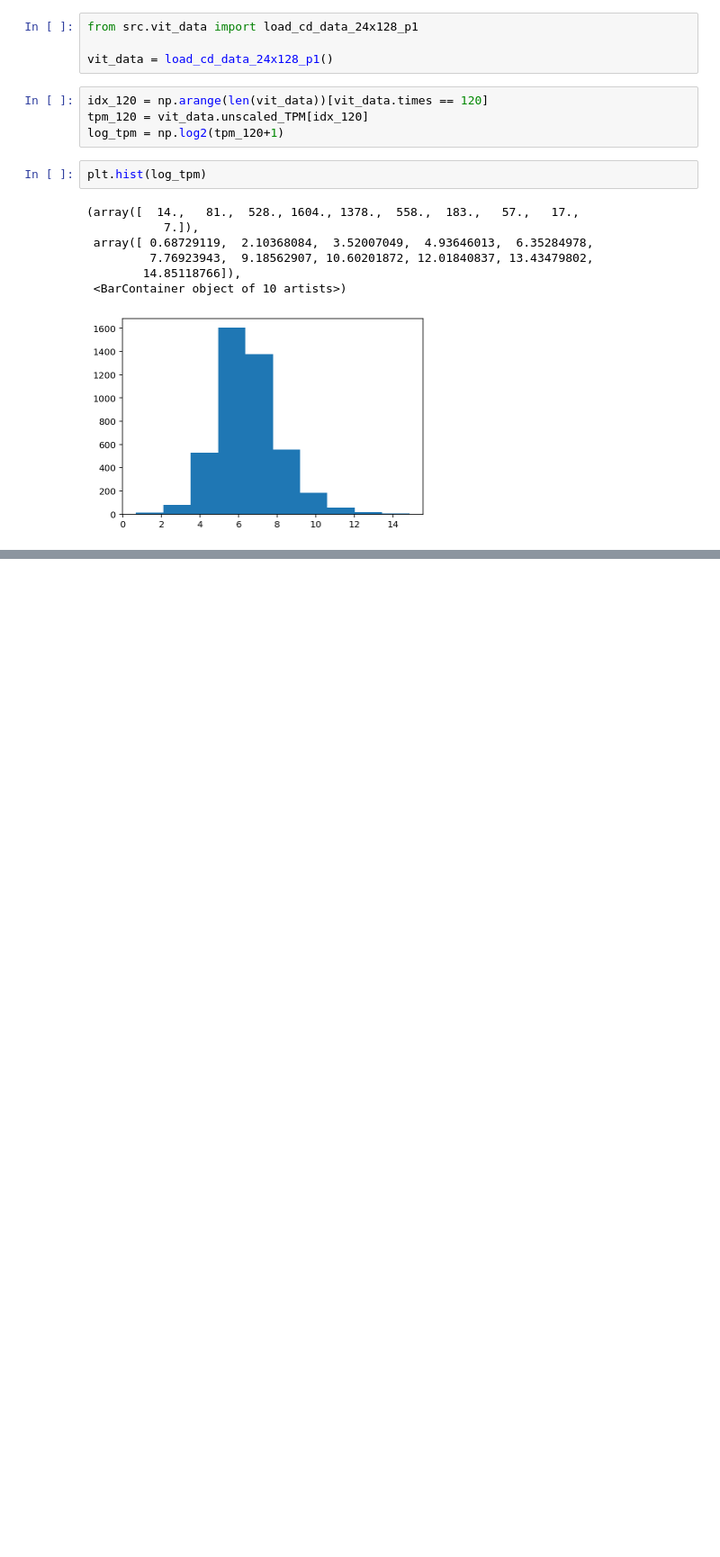
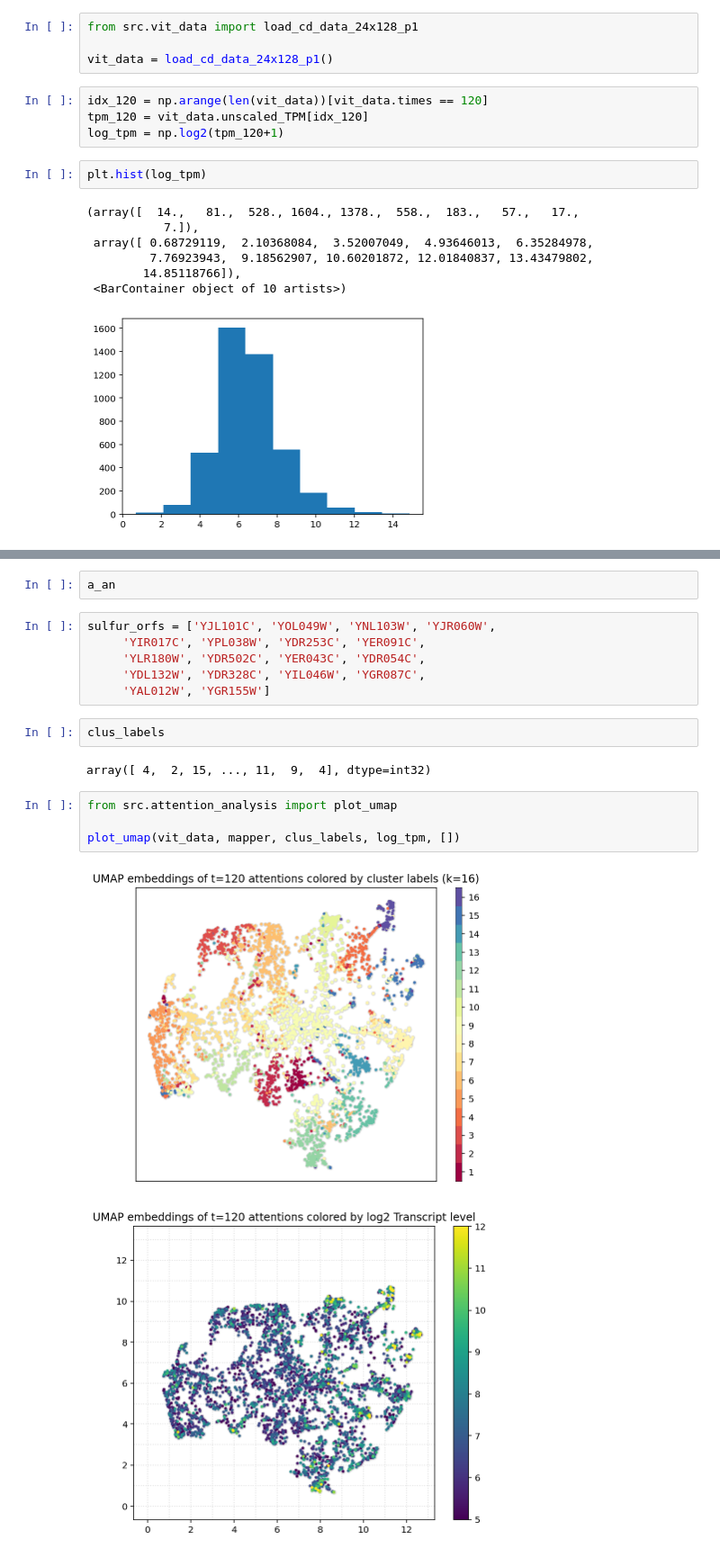
Before and after one commit to HarteminkLab/chromatin-transformers, a Jupyter notebook: Attention_Analysis_+1_UMAP.ipynb, the cells around one changed output, grey strips where cells are left out. Shown at 90% size. Drawn from its saved outputs; the diff is of its cells as text; blank space fills up the shorter version.

```diff
--- a/Attention_Analysis_+1_UMAP.ipynb
+++ b/Attention_Analysis_+1_UMAP.ipynb
@@ -59,0 +60,19 @@ plt.colorbar()
+# %%
+a_an
+# %%
+sulfur_orfs = ['YJL101C', 'YOL049W', 'YNL103W', 'YJR060W',
+     'YIR017C', 'YPL038W', 'YDR253C', 'YER091C',
+     'YLR180W', 'YDR502C', 'YER043C', 'YDR054C',
+     'YDL132W', 'YDR328C', 'YIL046W', 'YGR087C',
+     'YAL012W', 'YGR155W']
+# %%
+clus_labels
+# %% [output]
+array([ 4,  2, 15, ..., 11,  9,  4], dtype=int32)
+# %%
+from src.attention_analysis import plot_umap
+
+plot_umap(vit_data, mapper, clus_labels, log_tpm, [])
+# %% [output]
+[figure, added]
+[figure, added]
```
Also changed, not shown: parts of 12 cells of this notebook, 9 other files.
